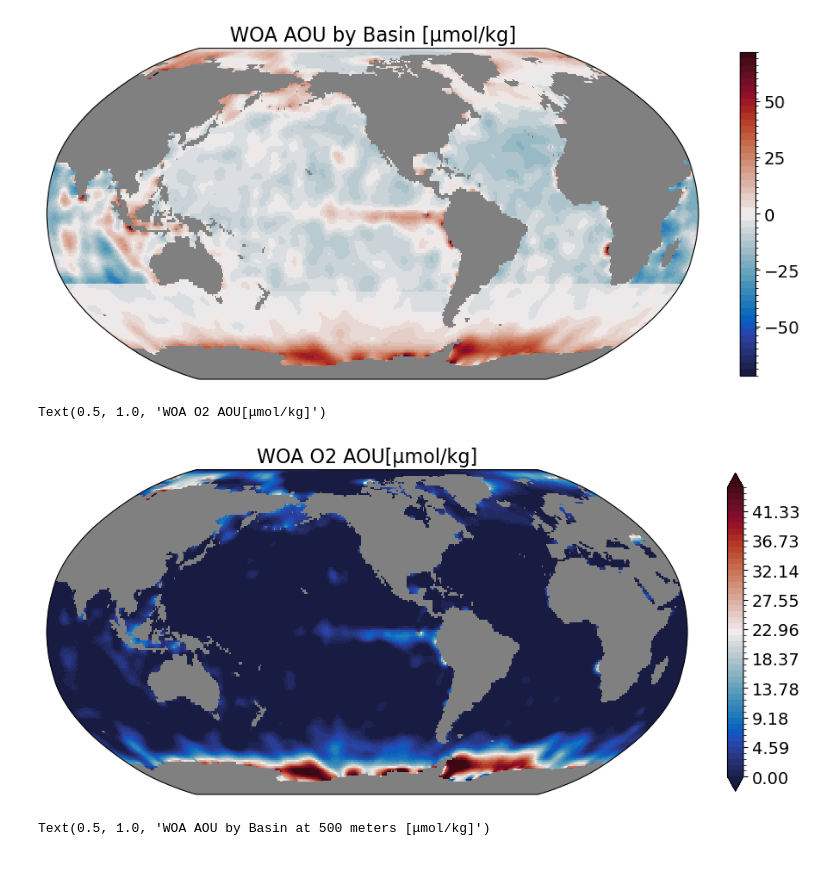
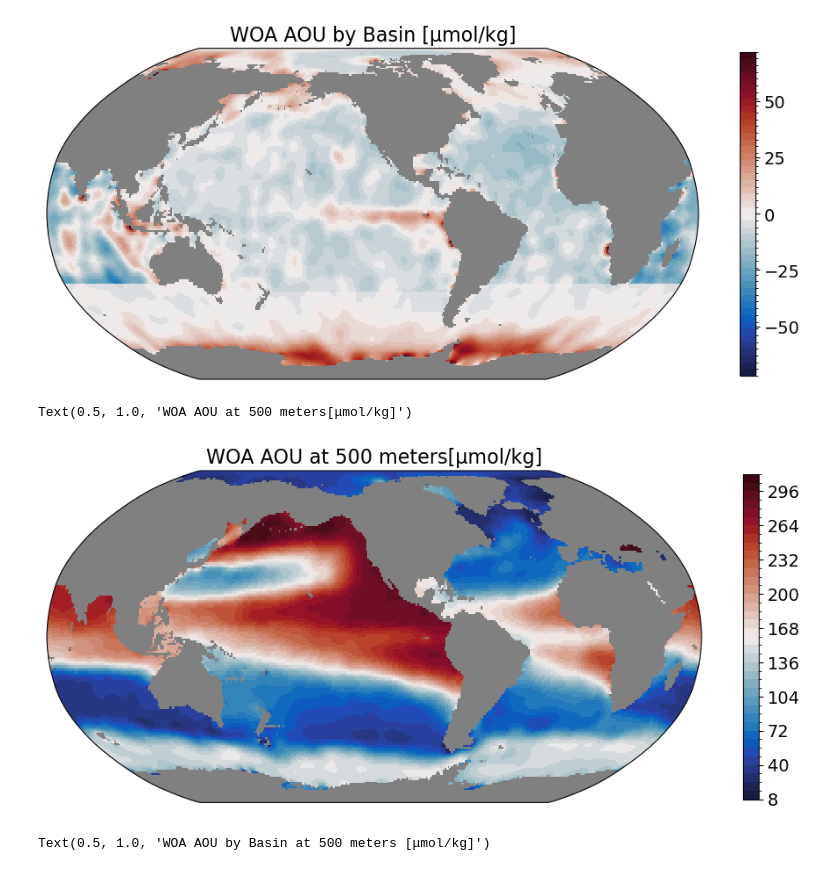
Before and after one commit to EES-3506-5506/EES3506_5506_Fall2023_Final_Project_G4_Hartman, a Jupyter notebook: notebooks/Final_Historical.ipynb, the cells around one changed output. Cells and saved outputs as stored; diff of their text form; code cells hidden in the pictures.

```diff
--- a/notebooks/Final_Historical.ipynb
+++ b/notebooks/Final_Historical.ipynb
@@ -405,22 +408,22 @@ Text(0.5, 1.0, 'WOA AOU by Basin [μmol/kg]')
 # %%
 subplot_kws = dict(projection=ccrs.Robinson(central_longitude=-120),facecolor='grey')
 
 plt.figure(figsize=[12,8])
 
-o2aou = woa18_aou.isel(depth=0).plot(x='lon',y='lat',
-                         cmap=cmocean.cm.balance, vmin=0, vmax=45, levels=50,
+o2aou = woa18_aou.isel(depth=37).plot(x='lon',y='lat',
+                         cmap=cmocean.cm.balance, levels=50,
                          subplot_kws = subplot_kws,
                          transform=ccrs.PlateCarree(),
                          add_colorbar=False)
 
 
 # add separate colorbar
 cb = plt.colorbar(o2aou, shrink=0.6)
 cb.ax.tick_params(labelsize=14)
-plt.title("WOA O2 AOU[μmol/kg]",fontsize=16)
+plt.title("WOA AOU at 500 meters[μmol/kg]",fontsize=16)
 # %% [output]
-Text(0.5, 1.0, 'WOA O2 AOU[μmol/kg]')
+Text(0.5, 1.0, 'WOA AOU at 500 meters[μmol/kg]')
-[figure, old version]
+[figure, new version]
 # %%
 subplot_kws = dict(projection=ccrs.Robinson(central_longitude=-120),facecolor='grey')
 
```
Also changed, not shown: parts of 9 cells of this notebook.
